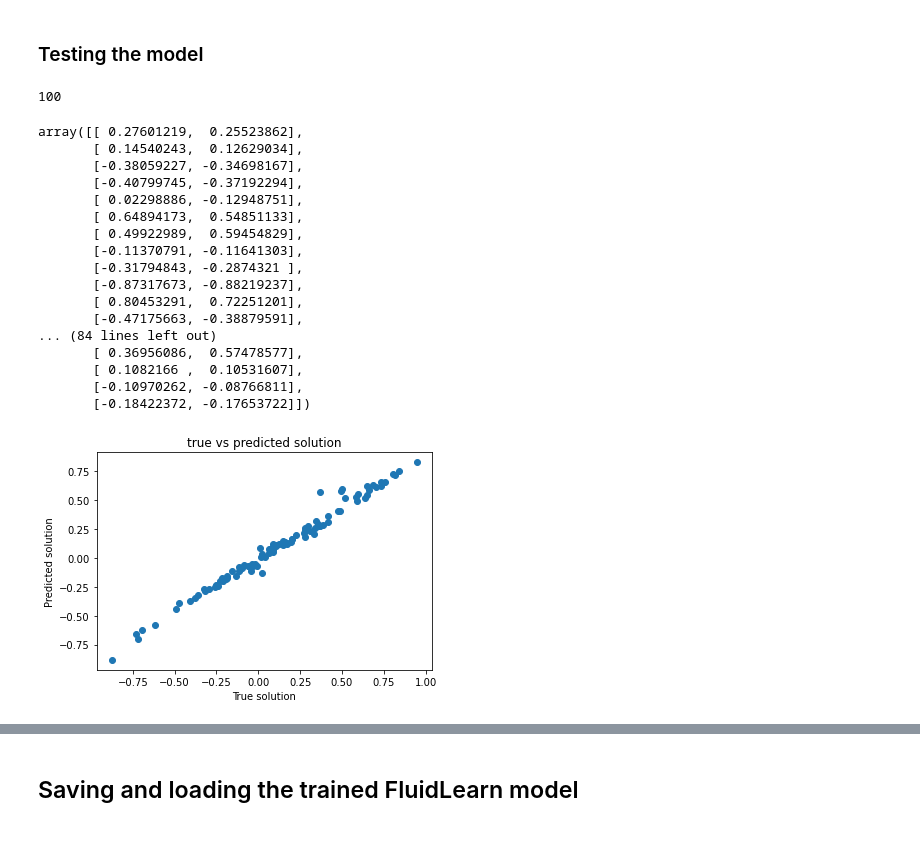
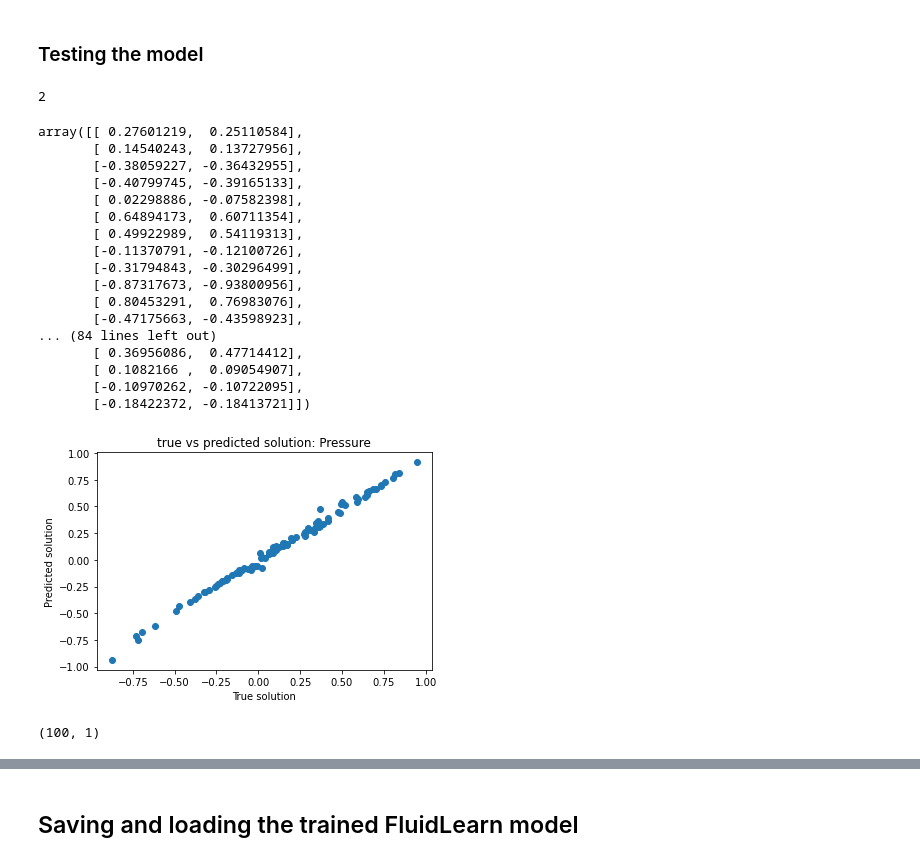
Before and after one commit to mjayadharan/FluidLearn, a Jupyter notebook: dev-files/notebook files/main_nb.ipynb, the cells around one changed output, grey strips where cells are left out. Cells and saved outputs as stored; diff of their text form; code cells hidden in the pictures.

```diff
--- a/dev-files/notebook files/main_nb.ipynb
+++ b/dev-files/notebook files/main_nb.ipynb
@@ -212,6 +210,5 @@ pinn_model.compile(loss=[Losses.u_loss, Losses.pde_loss], optimizer="adam")
 # tensorboard_cb = keras.callbacks.TensorBoard(run_logdir)
 # %%
 # pinn_model.fit(x=[X_tr[:,0:1], X_tr[:,1:2], X_tr[:,2:3]], y=[Y_tr, Y_tr], epochs=10)
-fit = pinn_model.fit(x=X_tr, y=[Y_tr, Y_tr], epochs=5,
-                        callbacks=[tensorboard_cb])
+fit = pinn_model.fit(x=X_tr, y=[Y_tr, Y_tr], epochs=10)
 # %% [output]
@@ -281,6 +300,6 @@ X_test_st = data_processor.prepare_input_data(X_test_st)
 Y_test = pinn_model.predict(x=X_test_st)
 len(Y_test)
 # %% [output]
-100
+2
 # %%
 Y_test_true = np.sin(X_test_st[0] + X_test_st[1]) * X_test_st[2]
@@ -288,30 +308,34 @@ Y_eval = np.concatenate([Y_test_true,np.ones((Y_test_true.shape[0],1))], axis=1)
 # %%
 # pinn_model.evaluate(x=[X_test_st[:,0:1], X_test_st[:,1:2]], y= Y_eval)
 # %%
-np.concatenate([Y_test_true, Y_test], axis=1)
+np.concatenate([Y_test_true, Y_test[0]], axis=1)
 # %% [output]
-array([[ 0.27601219,  0.25523862],
-       [ 0.14540243,  0.12629034],
-       [-0.38059227, -0.34698167],
-       [-0.40799745, -0.37192294],
-       [ 0.02298886, -0.12948751],
-       [ 0.64894173,  0.54851133],
-       [ 0.49922989,  0.59454829],
-       [-0.11370791, -0.11641303],
-       [-0.31794843, -0.2874321 ],
-       [-0.87317673, -0.88219237],
-       [ 0.80453291,  0.72251201],
-       [-0.47175663, -0.38879591],
+array([[ 0.27601219,  0.25110584],
+       [ 0.14540243,  0.13727956],
+       [-0.38059227, -0.36432955],
+       [-0.40799745, -0.39165133],
+       [ 0.02298886, -0.07582398],
+       [ 0.64894173,  0.60711354],
+       [ 0.49922989,  0.54119313],
+       [-0.11370791, -0.12100726],
+       [-0.31794843, -0.30296499],
+       [-0.87317673, -0.93800956],
+       [ 0.80453291,  0.76983076],
+       [-0.47175663, -0.43598923],
 ... (84 lines left out)
-       [ 0.36956086,  0.57478577],
-       [ 0.1082166 ,  0.10531607],
-       [-0.10970262, -0.08766811],
-       [-0.18422372, -0.17653722]])
+       [ 0.36956086,  0.47714412],
+       [ 0.1082166 ,  0.09054907],
+       [-0.10970262, -0.10722095],
+       [-0.18422372, -0.18413721]])
 # %%
-plt.scatter(Y_test_true,Y_test)
-plt.title("true vs predicted solution")
+plt.scatter(Y_test_true,Y_test[0])
+plt.title("true vs predicted solution: Pressure")
 plt.xlabel("True solution")
 plt.ylabel("Predicted solution")
 plt.show()
 # %% [output]
-[figure, old version]
+[figure, new version]
+# %%
+Y_test[1][0][0].shape
+# %% [output]
+(100, 1)
```
Also changed, not shown: parts of 7 cells of this notebook, 3 other files.
